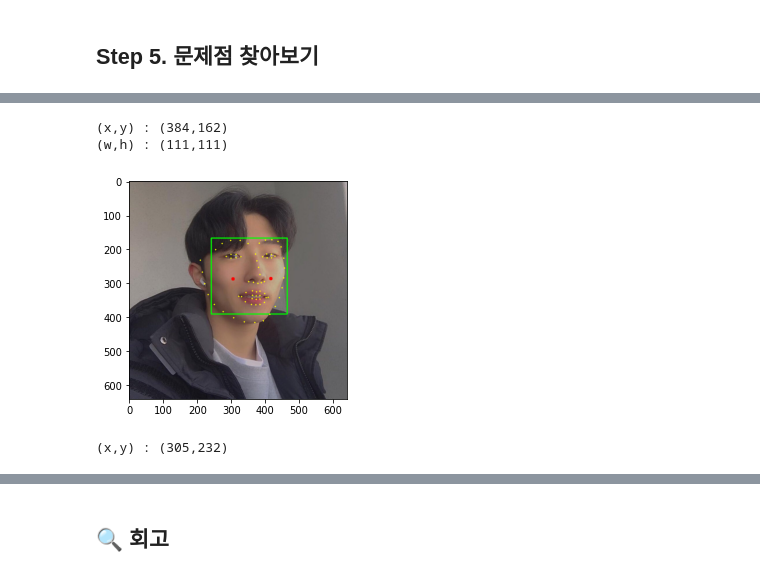
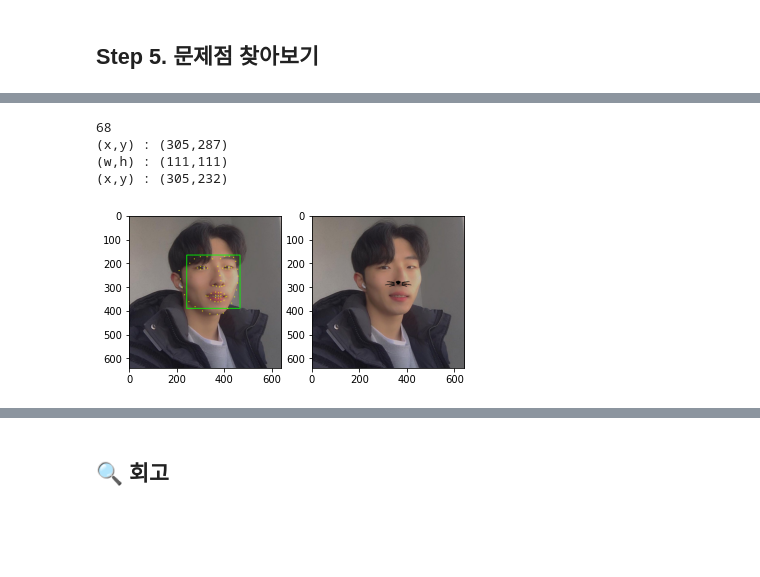
Before and after one commit to ja2y5ung/AIFFEL, a Jupyter notebook: EX3 cat_whiskers_moonjaeyoung.ipynb, the cells around one changed output, grey strips where cells are left out. Saved outputs shown, nothing was run; the diff lists cells and outputs as text; code cells hidden in the pictures; blank space fills up the shorter version.

```diff
--- a/EX3 cat_whiskers_moonjaeyoung.ipynb
+++ b/EX3 cat_whiskers_moonjaeyoung.ipynb
@@ -291,42 +239,0 @@ plt.show()
-# %%
-for dlib_rect, landmark in zip(dlib_rects, list_landmarks):
-
-    x1 = landmark[2][0]; y1 = landmark[2][1]
-    x2 = landmark[30][0]; y2 = landmark[30][1]
-    x3 = landmark[36][0]; y3 = landmark[36][1]
-    x4 = landmark[48][0]; y4 = landmark[48][1]
-
-    x5 = landmark[14][0]; y5 = landmark[2][1]
-    x6 = landmark[30][0]; y6 = landmark[30][1]
-    x7 = landmark[45][0]; y7 = landmark[36][1]
-    x8 = landmark[54][0]; y8 = landmark[48][1]
-
-
-    #4좌표가 주어질때 교점 구하기 : https://gaussian37.github.io/math-algorithm-intersection_point/
-
-    Px = ((x1*y2 - y1*x2)*(x3 - x4) - (x1 - x2)*(x3*y4 - y3*x4))//((x1 - x2)*(y3 - y4) - (y1 - y2)*(x3 - x4))
-    Py = ((x1*y2 - y1*x2)*(y3 - y4) - (y1 - y2)*(x3*y4 - y3*x4))//((x1 - x2)*(y3 - y4) - (y1 - y2)*(x3 - x4))
-    cv2.circle(img_show, (Px,Py), 5, (0, 0, 255), -1)
-
-
-    Px2 = ((x5*y6 - y5*x6)*(x7 - x8) - (x5 - x6)*(x7*y8 - y7*x8))//((x5 - x6)*(y7 - y8) - (y5 - y6)*(x7 - x8))
-    Py2 = ((x5*y6 - y5*x6)*(y7 - y8) - (y5 - y6)*(x7*y8 - y7*x8))//((x5 - x6)*(y7 - y8) - (y5 - y6)*(x7 - x8))
-    cv2.circle(img_show, (Px2,Py2), 5, (0, 0, 255), -1)
-
-
-    w = Px2 - Px
-    h = Px2 - Px
-
-
-    #w = dlib_rect.width()
-    #h = dlib_rect.width()
-    print ('(x,y) : (%d,%d)'%(x,y))
-    print ('(w,h) : (%d,%d)'%(w,h))
-
-    img_show = cv2.cvtColor(img_show, cv2.COLOR_BGR2RGB)
-    plt.imshow(img_show)
-    plt.show()
-# %% [output]
-(x,y) : (384,162)
-(w,h) : (111,111)
-[figure, removed]
@@ -333,12 +352,9 @@ for dlib_rect, landmark in zip(dlib_rects, list_landmarks):
 # %%
-import os
-sticker_path = os.getenv('HOME')+'/aiffel/camera_sticker/images/cat-whiskers.png'
-img_sticker = cv2.imread(sticker_path)
-img_sticker = cv2.resize(img_sticker, (w,h))
+make_sticker_img(os.getenv('HOME')+'/aiffel/camera_sticker/images/img.png',\
+                 os.getenv('HOME')+'/aiffel/camera_sticker/images/cat-whiskers.png',640, 640)
+# %% [output]
+68
+(x,y) : (305,287)
+(w,h) : (111,111)
+(x,y) : (305,232)
+[figure, added]
-# %%
-refined_x = Px # left
-refined_y = Py - img_sticker.shape[0]//2  # top
-
-print ('(x,y) : (%d,%d)'%(refined_x, refined_y))
-# %% [output]
-(x,y) : (305,232)
```
Also changed, not shown: parts of 12 cells of this notebook.
